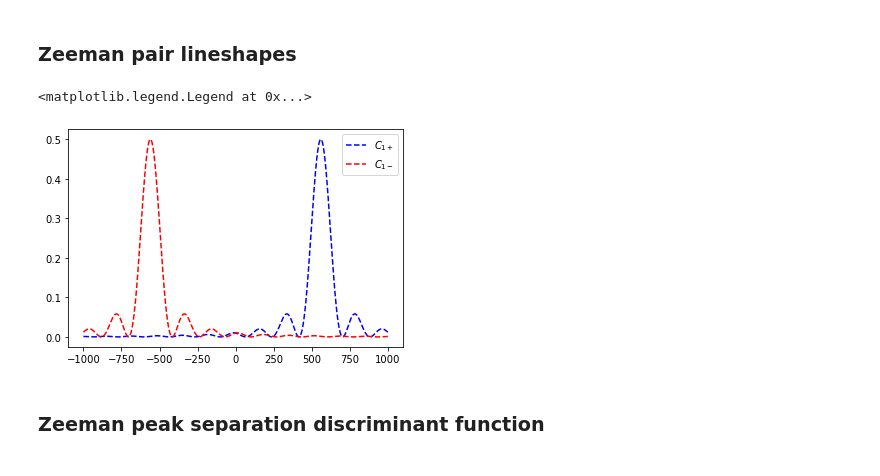
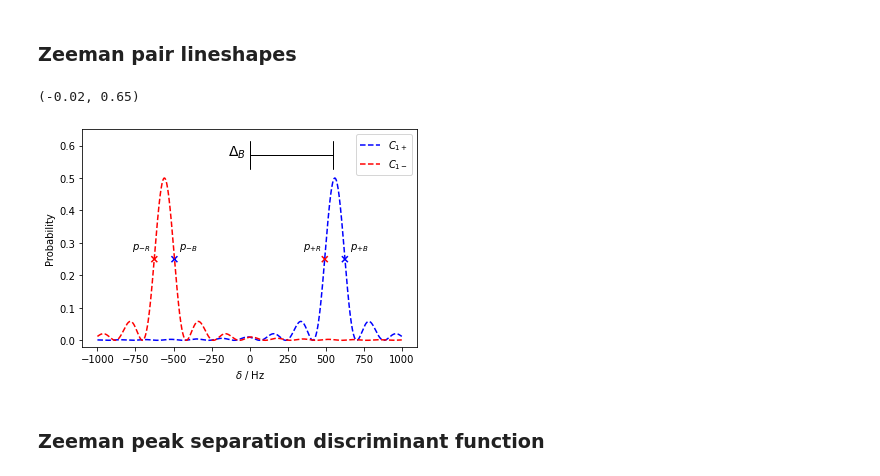
Before and after one commit to speug/srservosim, a Jupyter notebook: notebooks/bichromatic.ipynb, the cells around one changed output. Saved outputs shown, nothing was run; the diff lists cells and outputs as text; code cells hidden in the pictures.

```diff
--- a/notebooks/bichromatic.ipynb
+++ b/notebooks/bichromatic.ipynb
@@ -15,19 +15,36 @@ import os
 # %%
 zeeman_coeff = 5.6 # Hz/nT
 linear_zeeman = lambda B: zeeman_coeff*B
 deltas = np.linspace(-1000, 1000, 1000)
 center = 0.
 B = 100
 tau_pi = 6e-3
 peak_p = lineshape(deltas, 6e-3, False, center=center+linear_zeeman(B))
 peak_m = lineshape(deltas, 6e-3, False, center=center-linear_zeeman(B))
+HWHM = FWHM(peak_p, deltas)/2.
 peaks = peak_p + peak_m
 plt.plot(deltas, peak_p, linestyle='--', color='b', label=r"$C_{1+}$")
 plt.plot(deltas, peak_m, linestyle='--', color='r', label=r"$C_{1-}$")
+p_deltas = [center-linear_zeeman(B)-HWHM, center-linear_zeeman(B)+HWHM, center+linear_zeeman(B)-HWHM, center+linear_zeeman(B)+HWHM]
+plt.scatter(p_deltas,
+            [.25]*4, c=['r', 'b', 'r', 'b'], marker='x')
+p_annots = [r'$p_{-R}$', r'$p_{-B}$', r'$p_{+R}$', r'$p_{+B}$']
+annot_offsets = [(-22, 10), (5, 10), (-22, 10), (5, 10)]
+for i, txt in enumerate(p_annots):
+    plt.annotate(txt, (p_deltas[i], 0.25), xytext=annot_offsets[i], textcoords='offset points')
+plt.annotate(r'$\Delta_B$', xy=(linear_zeeman(B), .57), xytext=(-140, .57),
+             xycoords='data', fontsize=14,
+             textcoords='data', arrowprops={'arrowstyle': '|-|',
+                                            'connectionstyle': 'angle',
+                                            'ec':'k'})
 plt.legend()
+plt.xlabel(r"$\delta$ / Hz")
+plt.ylabel("Probability")
+plt.ylim([-0.02, 0.65])
+#plt.savefig('../figs/BC_sampling_example.pdf', dpi=150)
 # %% [output]
-<matplotlib.legend.Legend at 0x...>
+(-0.02, 0.65)
-[figure, old version]
+[figure, new version]
 # %% [markdown]
 ### Zeeman peak separation discriminant function
 # %%
```
Also changed, not shown: parts of 21 cells of this notebook, 2 other files.
